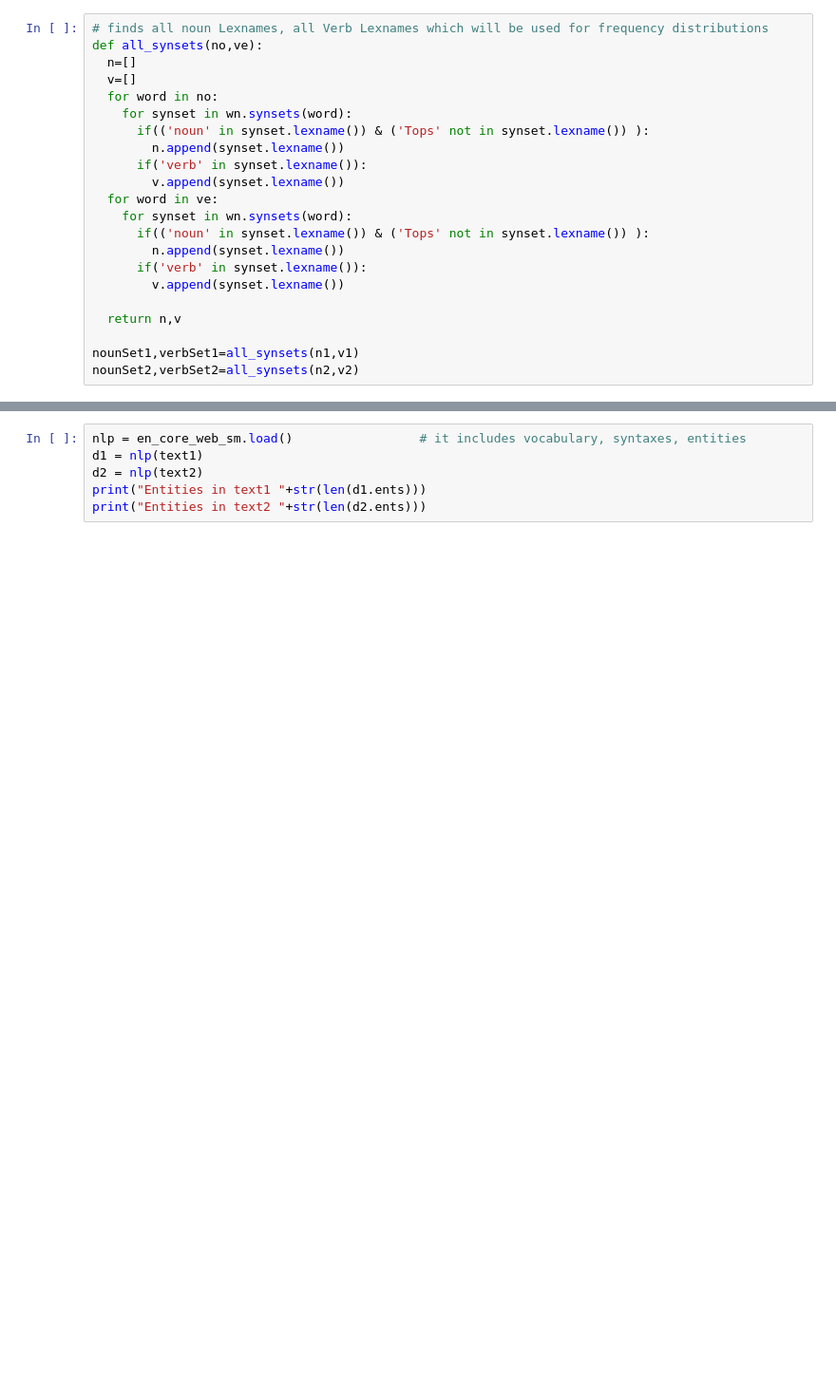
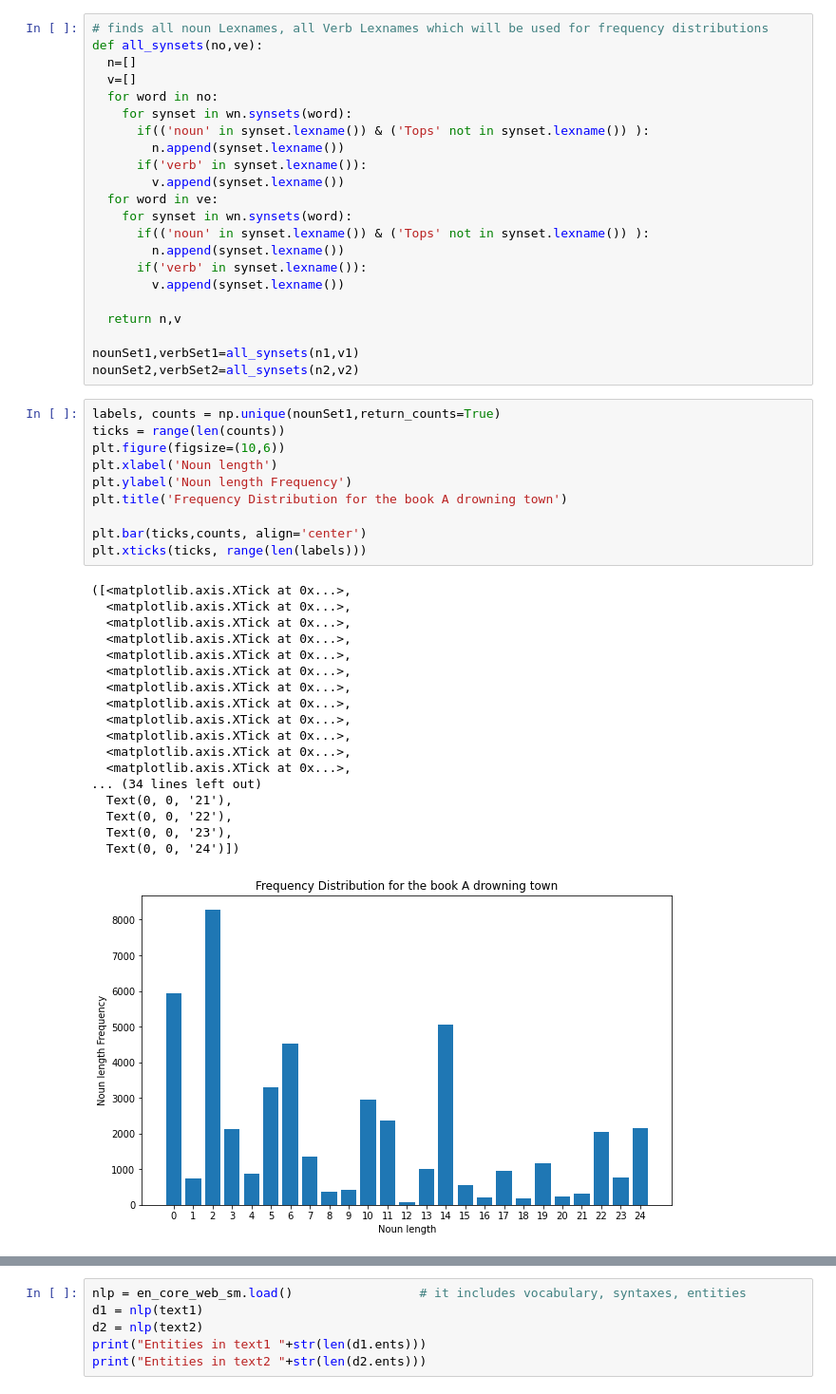
Before and after one commit to Devu-Goyal/NLP-Project-Round-1, a Jupyter notebook: NLP_round_2.ipynb, the cells around one changed output, grey strips where cells are left out. Shown at 95% size. Cells and saved outputs as stored; diff of their text form; blank space fills up the shorter version.

```diff
--- a/NLP_round_2.ipynb
+++ b/NLP_round_2.ipynb
@@ -223,4 +223,33 @@ def all_synsets(no,ve):
 
 nounSet1,verbSet1=all_synsets(n1,v1)
 nounSet2,verbSet2=all_synsets(n2,v2)
+# %%
+labels, counts = np.unique(nounSet1,return_counts=True)
+ticks = range(len(counts))
+plt.figure(figsize=(10,6))
+plt.xlabel('Noun length')
+plt.ylabel('Noun length Frequency')
+plt.title('Frequency Distribution for the book A drowning town')
+
+plt.bar(ticks,counts, align='center')
+plt.xticks(ticks, range(len(labels)))
+# %% [output]
+([<matplotlib.axis.XTick at 0x...>,
+  <matplotlib.axis.XTick at 0x...>,
+  <matplotlib.axis.XTick at 0x...>,
+  <matplotlib.axis.XTick at 0x...>,
+  <matplotlib.axis.XTick at 0x...>,
+  <matplotlib.axis.XTick at 0x...>,
+  <matplotlib.axis.XTick at 0x...>,
+  <matplotlib.axis.XTick at 0x...>,
+  <matplotlib.axis.XTick at 0x...>,
+  <matplotlib.axis.XTick at 0x...>,
+  <matplotlib.axis.XTick at 0x...>,
+  <matplotlib.axis.XTick at 0x...>,
+... (34 lines left out)
+  Text(0, 0, '21'),
+  Text(0, 0, '22'),
+  Text(0, 0, '23'),
+  Text(0, 0, '24')])
+[figure, added]
 # %%
```
Also changed, not shown: parts of 6 cells of this notebook.
